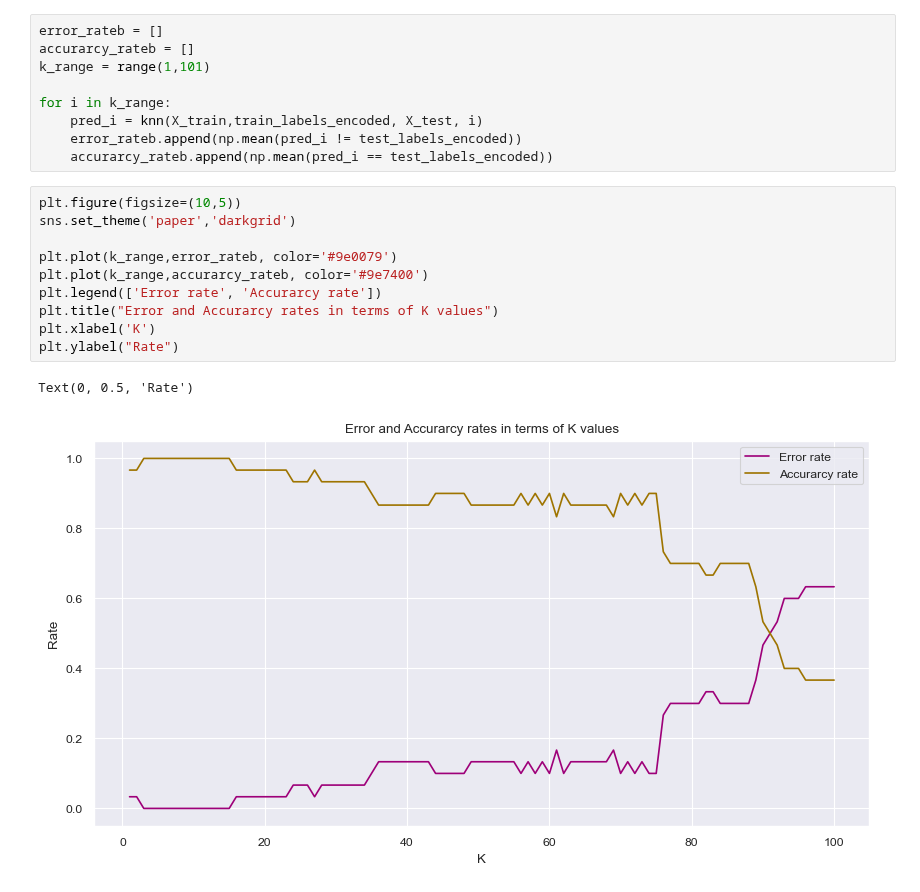
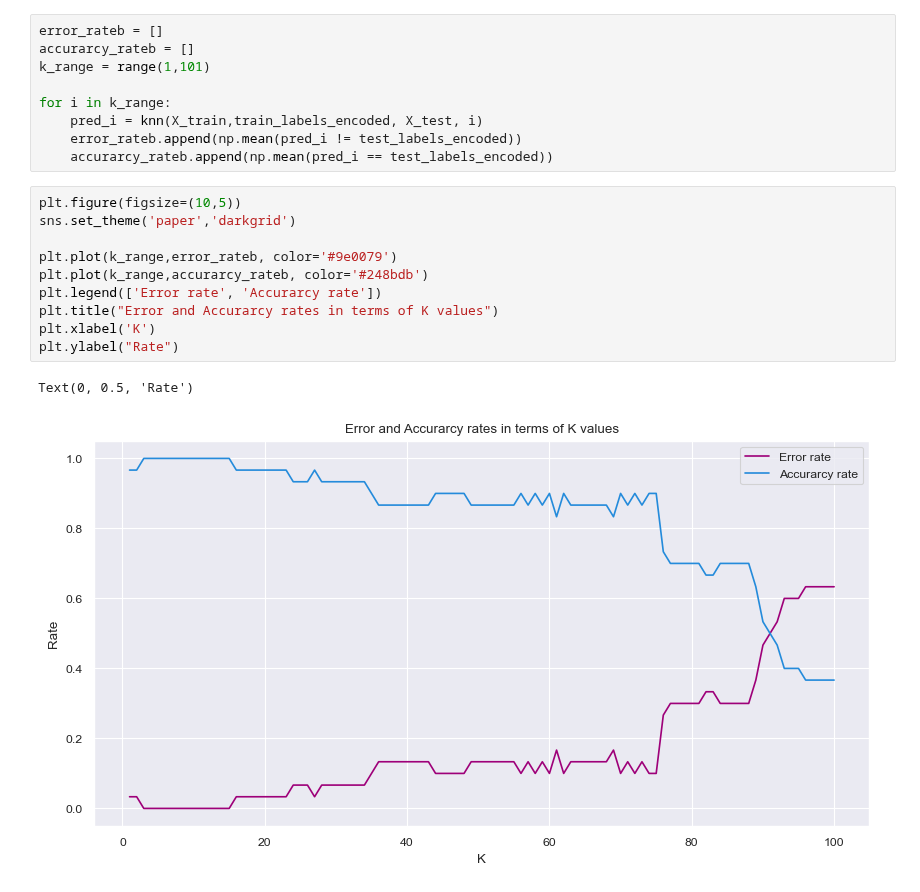
Before and after one commit to Feriel080/fdmia, a Jupyter notebook: knn_kmeans/knn_algorithm.ipynb, the cells around one changed output. Drawn from its saved outputs; the diff is of its cells as text.

```diff
--- a/knn_kmeans/knn_algorithm.ipynb
+++ b/knn_kmeans/knn_algorithm.ipynb
@@ -176,13 +176,13 @@ for i in k_range:
 # %%
 plt.figure(figsize=(10,5))
 sns.set_theme('paper','darkgrid')
 
 plt.plot(k_range,error_rateb, color='#9e0079')
-plt.plot(k_range,accurarcy_rateb, color='#9e7400')
+plt.plot(k_range,accurarcy_rateb, color='#248bdb')
 plt.legend(['Error rate', 'Accurarcy rate'])
 plt.title("Error and Accurarcy rates in terms of K values")
 plt.xlabel('K')
 plt.ylabel("Rate")
 # %% [output]
 Text(0, 0.5, 'Rate')
-[figure, old version]
+[figure, new version]
```
